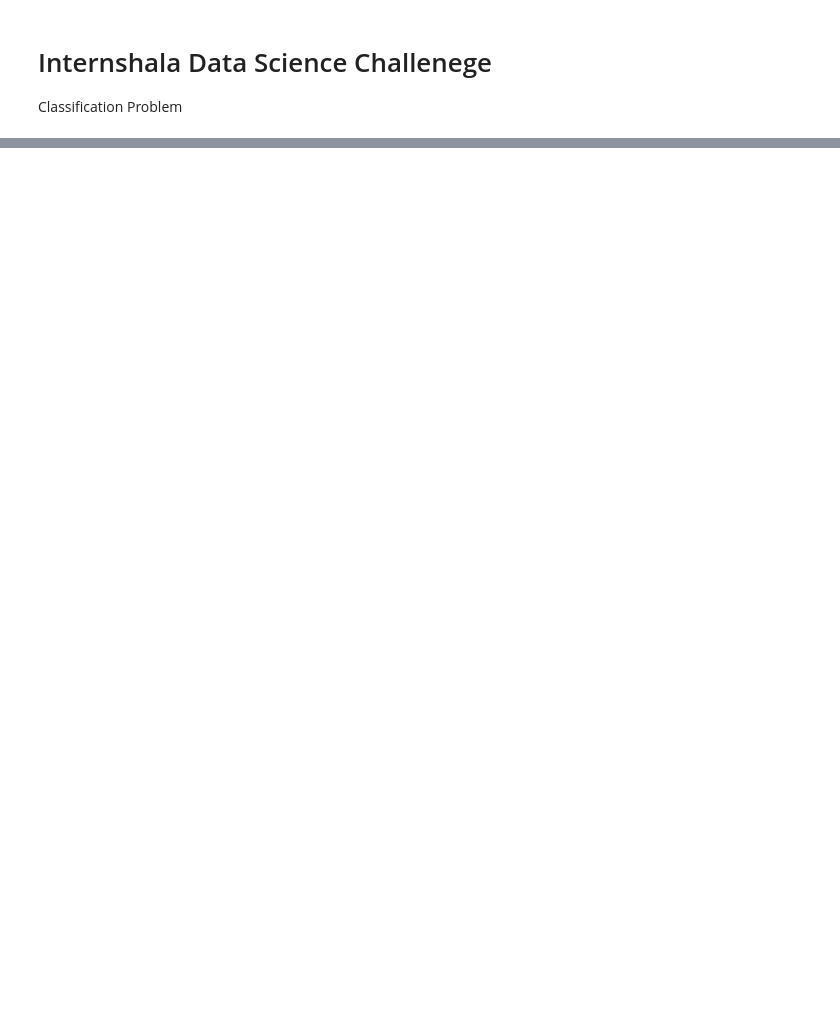
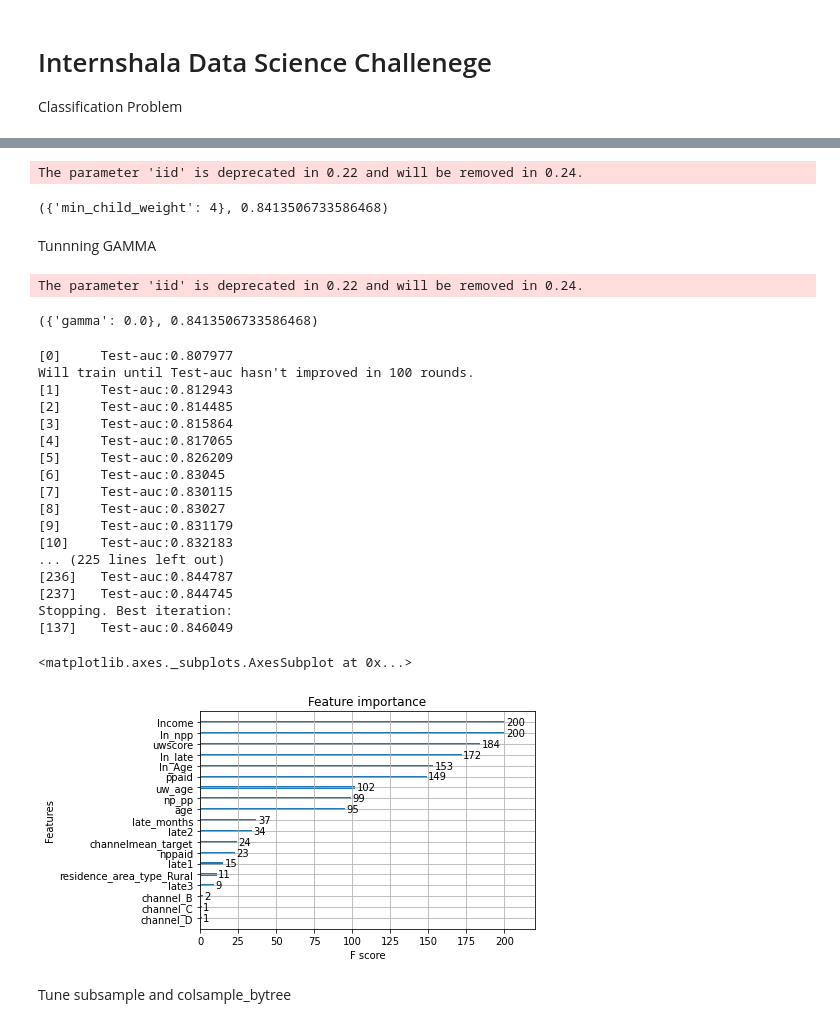
Before and after one commit to ParamhansNegi/Classification-using-XGB-and-LGBM, a Jupyter notebook: Internshala_Challenge.ipynb, the cells around one changed output, grey strips where cells are left out. Cells and saved outputs as stored; diff of their text form; code cells hidden in the pictures; blank space fills up the shorter version.

```diff
--- a/Internshala_Challenge.ipynb
+++ b/Internshala_Challenge.ipynb
@@ -10,0 +563,76 @@ A training dataset
+# %%
+param_test2b = {
+ 'min_child_weight':[2,3,4]
+}
+gsearch2b = GridSearchCV(estimator = XGBClassifier( learning_rate=0.1, n_estimators=67, max_depth=3,
+ min_child_weight=1, gamma=0, subsample=0.8, colsample_bytree=0.8,
+ objective= 'binary:logistic', nthread=4, scale_pos_weight=1,seed=27),
+ param_grid = param_test2b, scoring='roc_auc',n_jobs=4,iid=False, cv=5)
+gsearch2b.fit(original_Xtrain, original_ytrain)
+gsearch2b.best_params_, gsearch2b.best_score_
+# %% [output]
+The parameter 'iid' is deprecated in 0.22 and will be removed in 0.24.
+({'min_child_weight': 4}, 0.8413506733586468)
+# %% [markdown]
+Tunnning GAMMA
+# %%
+param_test3 = {
+ 'gamma':[i/10.0 for i in range(0,5)]
+}
+gsearch3 = GridSearchCV(estimator = XGBClassifier( learning_rate =0.1, n_estimators=67, max_depth=3,
+ min_child_weight=4, gamma=0, subsample=0.8, colsample_bytree=0.8,
+ objective= 'binary:logistic', nthread=4, scale_pos_weight=1,seed=27),
+ param_grid = param_test3, scoring='roc_auc',n_jobs=4,iid=False, cv=5)
+gsearch3.fit(original_Xtrain, original_ytrain)
+gsearch3.best_params_, gsearch3.best_score_
+# %% [output]
+The parameter 'iid' is deprecated in 0.22 and will be removed in 0.24.
+({'gamma': 0.0}, 0.8413506733586468)
+# %%
+params = {
+    # Parameters that we are going to tune.
+ 'learning_rate' : 0.1,
+ 'n_estimators' : 1000,
+ 'max_depth' : 3,
+ 'eval_metric' : 'auc',
+ 'min_child_weight' :4,
+ 'gamma' : 0,
+ 'subsample':0.8,
+ 'colsample_bytree':0.8,
+ 'objective' :'binary:logistic',
+ 'nthread' : 4,
+ 'scale_pos_weight' : 1,
+ 'seed': 27
+}
+# %%
+model = xgb.train(
+    params,
+    dtrain,
+    num_boost_round=10000,
+    evals=[(dtest, "Test")],
+    early_stopping_rounds=100
+
+)
+xgb.plot_importance(model)
+# %% [output]
+[0]     Test-auc:0.807977
+Will train until Test-auc hasn't improved in 100 rounds.
+[1]     Test-auc:0.812943
+[2]     Test-auc:0.814485
+[3]     Test-auc:0.815864
+[4]     Test-auc:0.817065
+[5]     Test-auc:0.826209
+[6]     Test-auc:0.83045
+[7]     Test-auc:0.830115
+[8]     Test-auc:0.83027
+[9]     Test-auc:0.831179
+[10]    Test-auc:0.832183
+... (225 lines left out)
+[236]   Test-auc:0.844787
+[237]   Test-auc:0.844745
+Stopping. Best iteration:
+[137]   Test-auc:0.846049
+<matplotlib.axes._subplots.AxesSubplot at 0x...>
+[figure, added]
+# %% [markdown]
+Tune subsample and colsample_bytree
```
Also changed, not shown: parts of 123 cells of this notebook.
